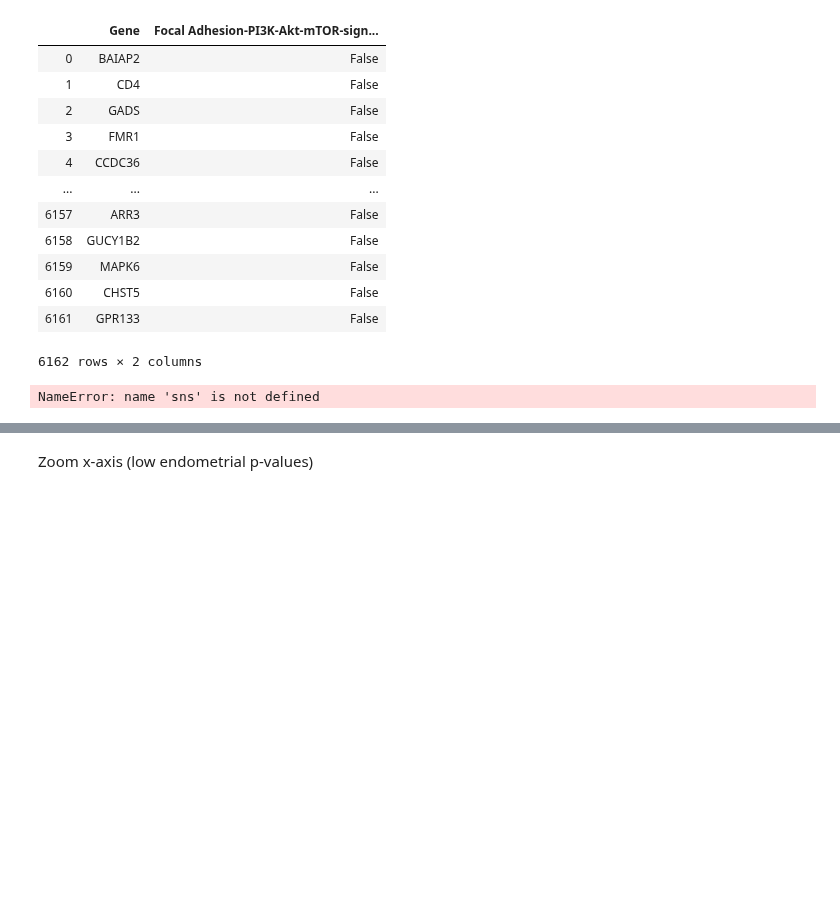
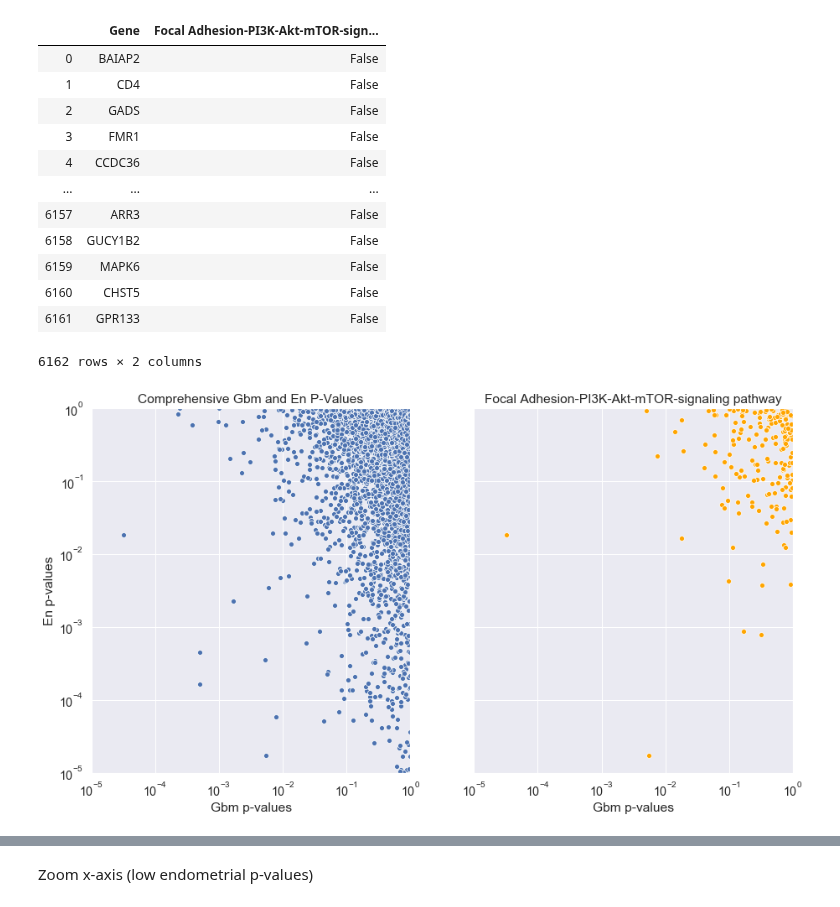
Before and after one commit to PayneLab/WhenMutationsDontMatter, a Jupyter notebook: PTEN context dependant story/PTEN endo and gbm - Fig 2.ipynb, the cells around one changed output, grey strips where cells are left out. Cells and saved outputs as stored; diff of their text form; code cells hidden in the pictures; blank space fills up the shorter version.

Commit message:
debug binary_pval

```diff
--- a/PTEN context dependant story/PTEN endo and gbm - Fig 2.ipynb
+++ b/PTEN context dependant story/PTEN endo and gbm - Fig 2.ipynb
@@ -211,7 +211,7 @@ def binary_pval_plot(df1, df1_name, df2, df2_name, cat_df=None, save_file_name=N
     combined_df = combined.rename(columns={combined.columns[1]: df1_name+" p-values",
                                               combined.columns[2]: df2_name+" p-values"}) # Rename for use with x and y-axis
     if cat_df is not None:
-        combined_df = combined.merge(cat_df, left_on= combined.columns[0], right_on= cat_df.columns[0]) # merge pathways
+        combined_df = combined_df.merge(cat_df, left_on= combined_df.columns[0], right_on= cat_df.columns[0]) # merge pathways
     # Plots one plot if no cat_df provided
     else:
         plt.figure(figsize=(6, 6)) #size of plot
@@ -248,13 +248,13 @@ def binary_pval_plot(df1, df1_name, df2, df2_name, cat_df=None, save_file_name=N
         return 1
 
 
-
     fig, axes = plt.subplots(m_row, m_col, sharex=True, sharey=True) # share x -axis title
 
     #Step 3: Create Multiple Plots
     if two_plots == True:  ### needed because subplots dimensions are a 1D array, not 2D
         # First plot with all p-values
-        plt.rcParams['figure.figsize']=(5, 5) #size of plot
+
+        plt.rcParams['figure.figsize']=(15, 8) #size of plot
         ax = sns.scatterplot(x=combined_df.columns[1], y=combined_df.columns[2], data=combined_df,
             ax=axes[0])
         ax.set_title("Comprehensive "+df1_name+" and "+df2_name+ " P-Values")
@@ -300,10 +300,10 @@ def binary_pval_plot(df1, df1_name, df2, df2_name, cat_df=None, save_file_name=N
     plt.close()
     return 0
 # %%
-n = p.binary_pval_plot(wrap_results, "Gbm", wrap_results2, "En",f)
+n = binary_pval_plot(wrap_results, "Gbm", wrap_results2, "En",f)
                      #,save_file_name= 'new')
 # %% [output]
-NameError: name 'sns' is not defined
+[figure, added]
 # %%
 # Format figure size and font
 plt.rcParams['figure.figsize']=(15,10)
```
Also changed, not shown: parts of 1 cell of this notebook, 1 other file.
